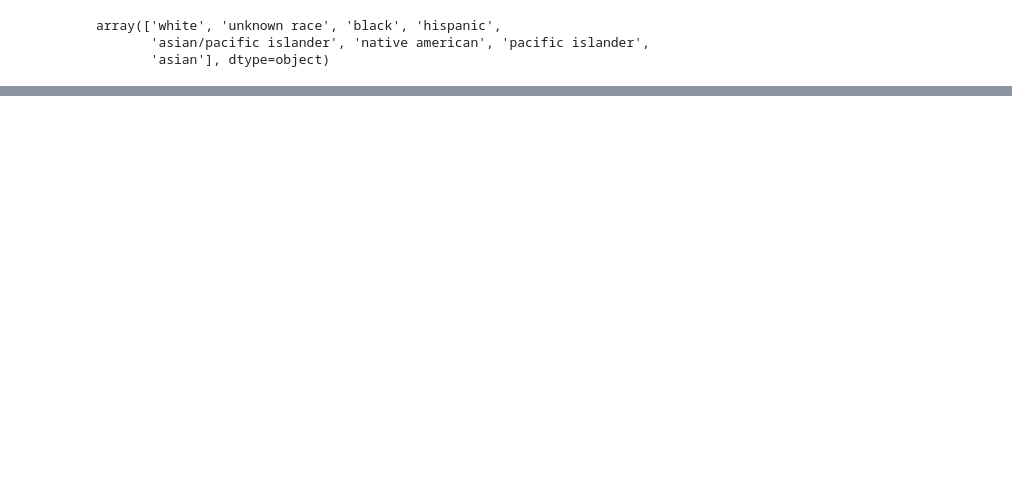
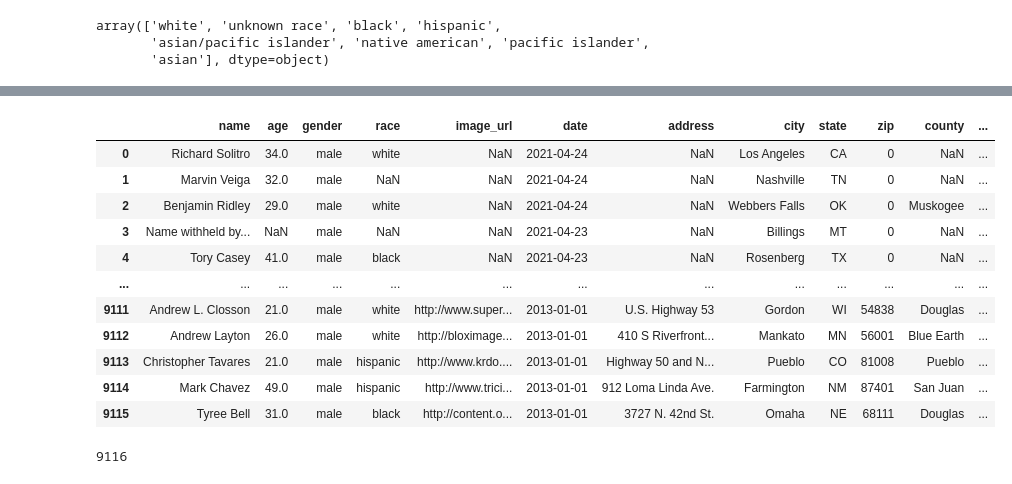
Before and after one commit to ikatechis/BigBlueData_Academy_Deaths_by_Police_EDA_project, a Jupyter notebook: cleaning/data2_clean.ipynb, the cells around one changed output, grey strips where cells are left out. Cells and saved outputs as stored; diff of their text form; code cells hidden in the pictures; blank space fills up the shorter version.

Commit message:
clean data2 up until charges

```diff
--- a/cleaning/data2_clean.ipynb
+++ b/cleaning/data2_clean.ipynb
@@ -210,0 +190,30 @@ for col in causes.replace(to_replace):
+# %%
+df2.death_cause = c
+# %%
+# clean charges column --> categorize: 'no known', 'charged/dropped/mistrial', 'convicted'
+convicted = df2.charges.str.lower().copy()
+# %%
+convicted[convicted.str.contains('convicted|guilty|sentenced')] = 'convicted'
+convicted[convicted.str.contains('mistrial|dropped|acquitted|charged')] = 'charged/dropped/mistrial'
+convicted[convicted.str.contains('.*no.*known.*charges')] = 'no known'
+# %%
+df2.charges = convicted
+# %%
+df2
+# %% [output]
+|  | name | age | gender | race | image_url | date | address | city | state | zip | county | ... |
+| 0 | Richard Solitro | 34.0 | male | white | NaN | 2021-04-24 | NaN | Los Angeles | CA | 0 | NaN | ... |
+| 1 | Marvin Veiga | 32.0 | male | NaN | NaN | 2021-04-24 | NaN | Nashville | TN | 0 | NaN | ... |
+| 2 | Benjamin Ridley | 29.0 | male | white | NaN | 2021-04-24 | NaN | Webbers Falls | OK | 0 | Muskogee | ... |
+| 3 | Name withheld by... | NaN | male | NaN | NaN | 2021-04-23 | NaN | Billings | MT | 0 | NaN | ... |
+| 4 | Tory Casey | 41.0 | male | black | NaN | 2021-04-23 | NaN | Rosenberg | TX | 0 | NaN | ... |
+| ... | ... | ... | ... | ... | ... | ... | ... | ... | ... | ... | ... | ... |
+| 9111 | Andrew L. Closson | 21.0 | male | white | http://www.super... | 2013-01-01 | U.S. Highway 53 | Gordon | WI | 54838 | Douglas | ... |
+| 9112 | Andrew Layton | 26.0 | male | white | http://bloximage... | 2013-01-01 | 410 S Riverfront... | Mankato | MN | 56001 | Blue Earth | ... |
+| 9113 | Christopher Tavares | 21.0 | male | hispanic | http://www.krdo.... | 2013-01-01 | Highway 50 and N... | Pueblo | CO | 81008 | Pueblo | ... |
+| 9114 | Mark Chavez | 49.0 | male | hispanic | http://www.trici... | 2013-01-01 | 912 Loma Linda Ave. | Farmington | NM | 87401 | San Juan | ... |
+| 9115 | Tyree Bell | 31.0 | male | black | http://content.o... | 2013-01-01 | 3727 N. 42nd St. | Omaha | NE | 68111 | Douglas | ... |
+# %%
+convicted
+# %% [output]
+9116
```
Also changed, not shown: parts of 12 cells of this notebook.
